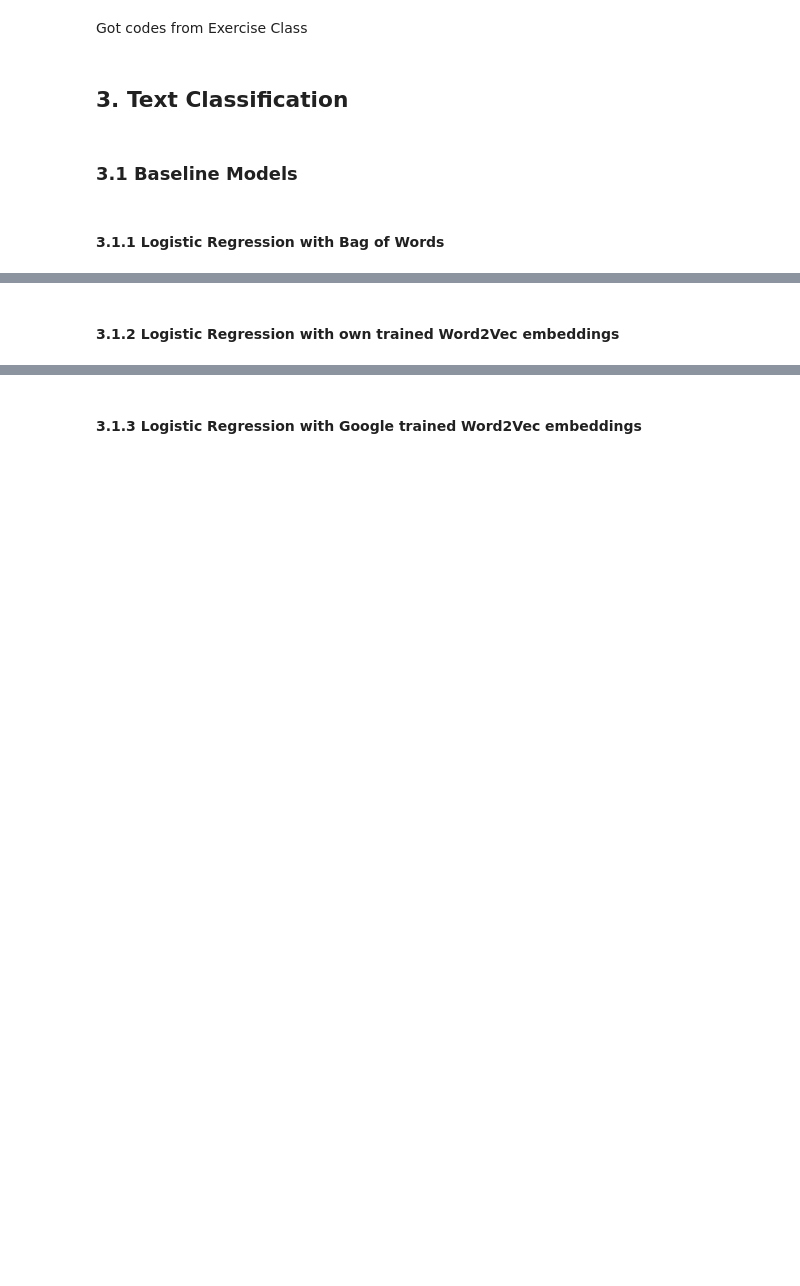
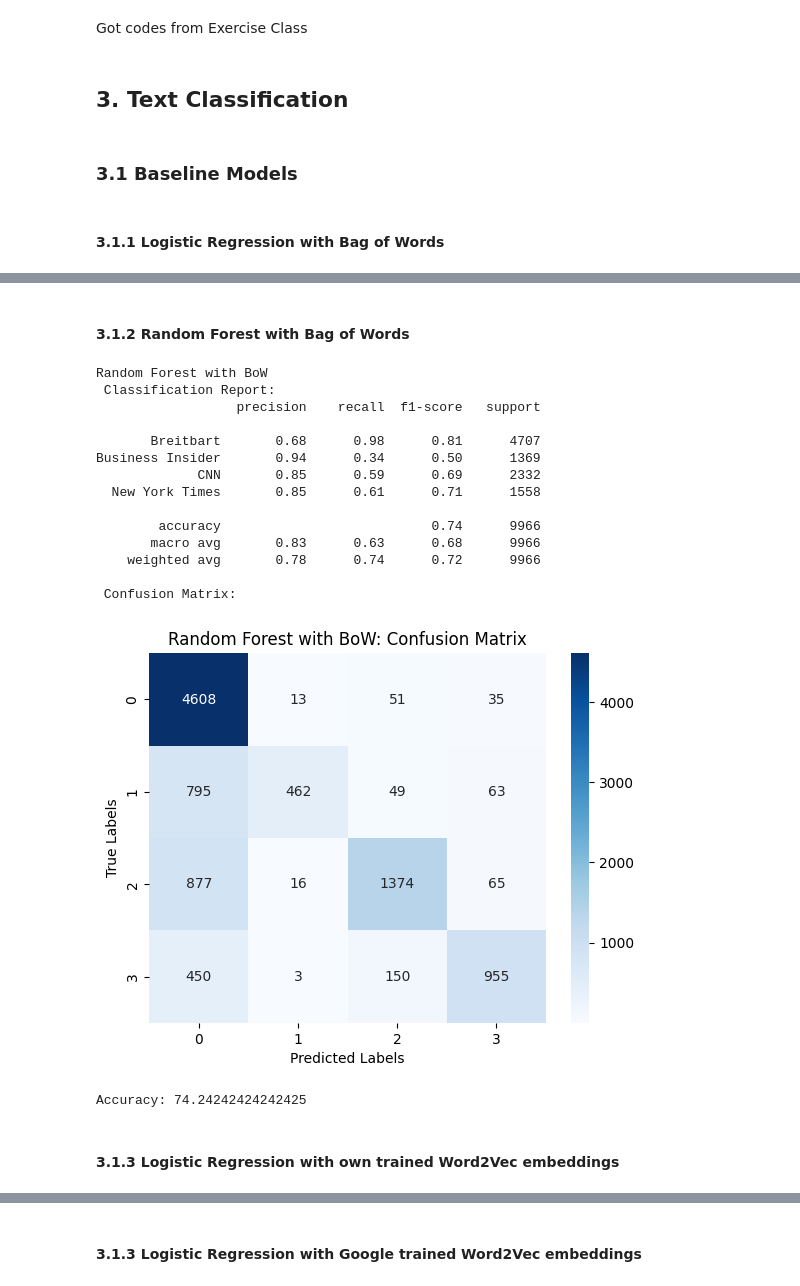
Before and after one commit to felix1102/NLP_finalproject, a Jupyter notebook: NLP_Fredrik_Codes.ipynb, the cells around one changed output, grey strips where cells are left out. Saved outputs shown, nothing was run; the diff lists cells and outputs as text; code cells hidden in the pictures; blank space fills up the shorter version.

```diff
--- a/NLP_Fredrik_Codes.ipynb
+++ b/NLP_Fredrik_Codes.ipynb
@@ -217,5 +247,36 @@ evaluate(y_test, yPred_bow, 'Logistic Regression with BoW')
+# %% [markdown]
+#### 3.1.2 Random Forest with Bag of Words
+# %%
+# Classifier
+rf_bow = RandomForestClassifier()
+rf_bow.fit(X_train_bow, y_train)
+
+# Evaluate
+yPred_rf_bow = rf_bow.predict(X_test_bow)
+evaluate(y_test, yPred_rf_bow, 'Random Forest with BoW')
+# %% [output]
+Random Forest with BoW
+ Classification Report:
+                  precision    recall  f1-score   support
+
+       Breitbart       0.68      0.98      0.81      4707
+Business Insider       0.94      0.34      0.50      1369
+             CNN       0.85      0.59      0.69      2332
+  New York Times       0.85      0.61      0.71      1558
+
+        accuracy                           0.74      9966
+       macro avg       0.83      0.63      0.68      9966
+    weighted avg       0.78      0.74      0.72      9966
+
+ Confusion Matrix:
+[figure, added]
+# %%
+# Accuracy
+print('Accuracy:', accuracy_score(y_test, yPred_rf_bow) *100)
+# %% [output]
+Accuracy: 74.24242424242425
 # %% [markdown]
-#### 3.1.2 Logistic Regression with own trained Word2Vec embeddings
+#### 3.1.3 Logistic Regression with own trained Word2Vec embeddings
 # %%
 # Vectorizing
 X_train_wvT = np.array([vectorize(tokens) for tokens in X_train])
```
Also changed, not shown: parts of 23 cells of this notebook.
